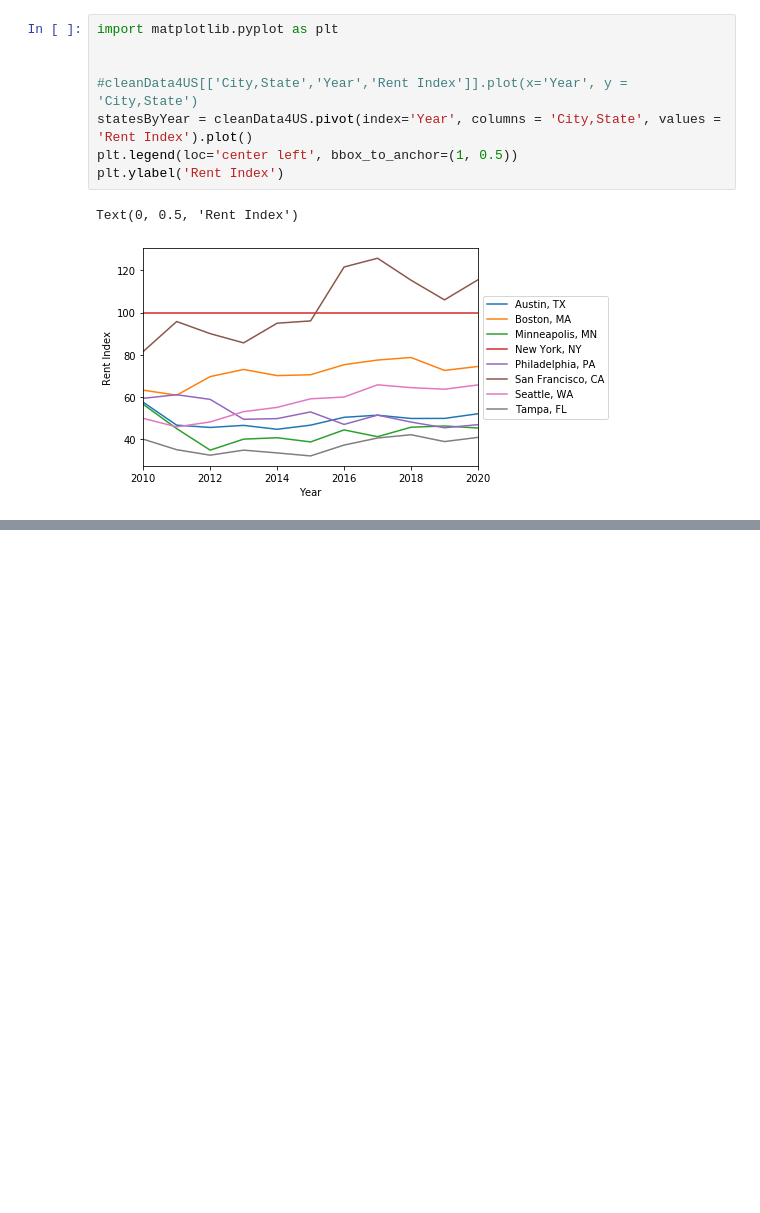
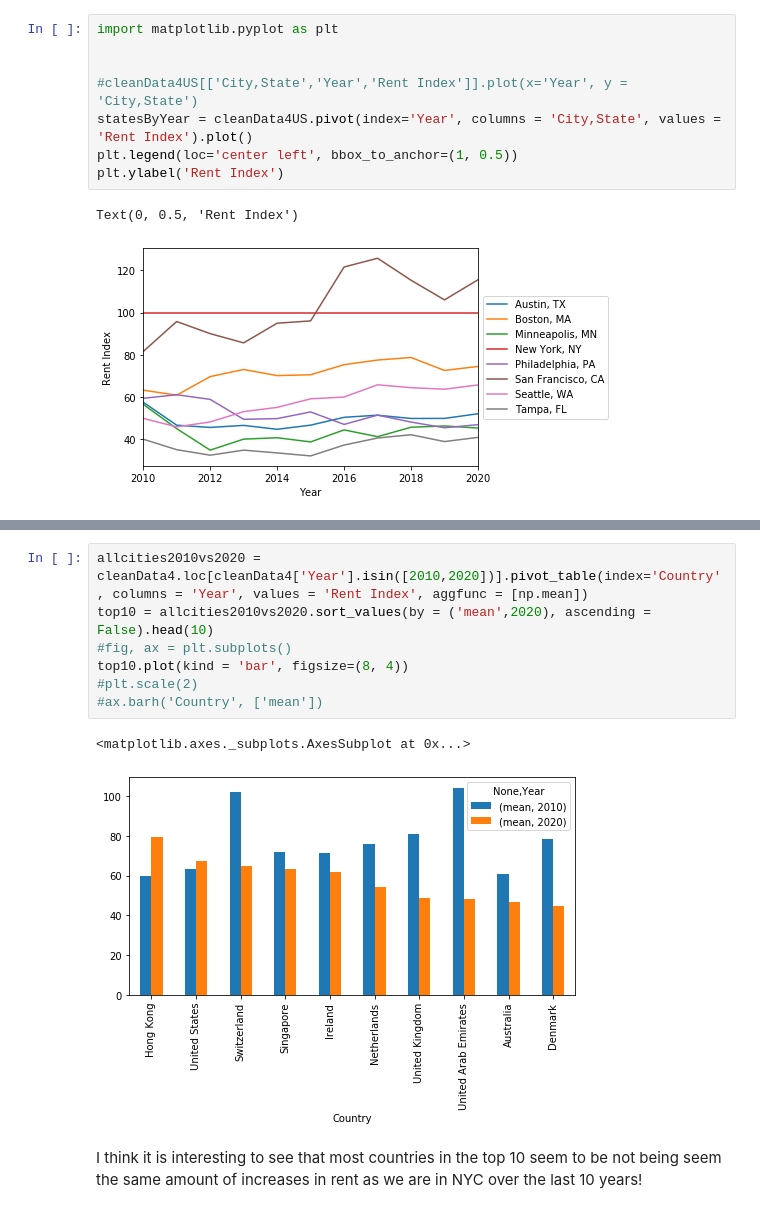
Before and after one commit to mfpole/Cost-of-Living-Index-Analysis-over-2010-2019, a Jupyter notebook: Cost_of_Living_Index_Analysis_over_2010_2019.ipynb, the cells around one changed output, grey strips where cells are left out. Saved outputs shown, nothing was run; the diff lists cells and outputs as text; blank space fills up the shorter version.

```diff
--- a/Cost_of_Living_Index_Analysis_over_2010_2019.ipynb
+++ b/Cost_of_Living_Index_Analysis_over_2010_2019.ipynb
@@ -324,0 +548,12 @@ Text(0, 0.5, 'Rent Index')
+# %%
+allcities2010vs2020 = cleanData4.loc[cleanData4['Year'].isin([2010,2020])].pivot_table(index='Country', columns = 'Year', values = 'Rent Index', aggfunc = [np.mean])
+top10 = allcities2010vs2020.sort_values(by = ('mean',2020), ascending = False).head(10)
+#fig, ax = plt.subplots()
+top10.plot(kind = 'bar', figsize=(8, 4))
+#plt.scale(2)
+#ax.barh('Country', ['mean'])
+# %% [output]
+<matplotlib.axes._subplots.AxesSubplot at 0x...>
+[figure, added]
+# %% [markdown]
+I think it is interesting to see that most countries in the top 10 seem to be not being seem the same amount of increases in rent as we are in NYC over the last 10 years!
```
Also changed, not shown: parts of 57 cells of this notebook.
